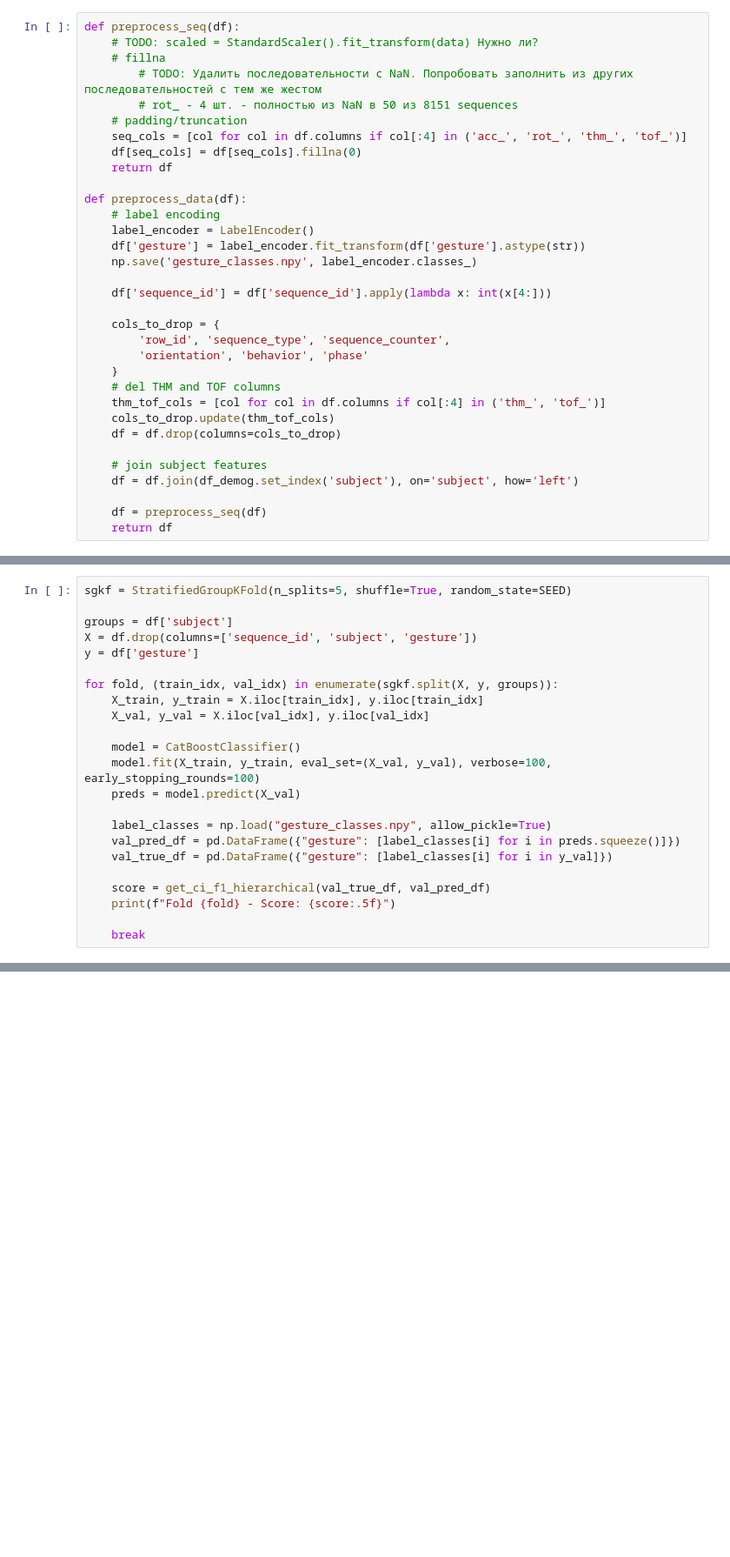
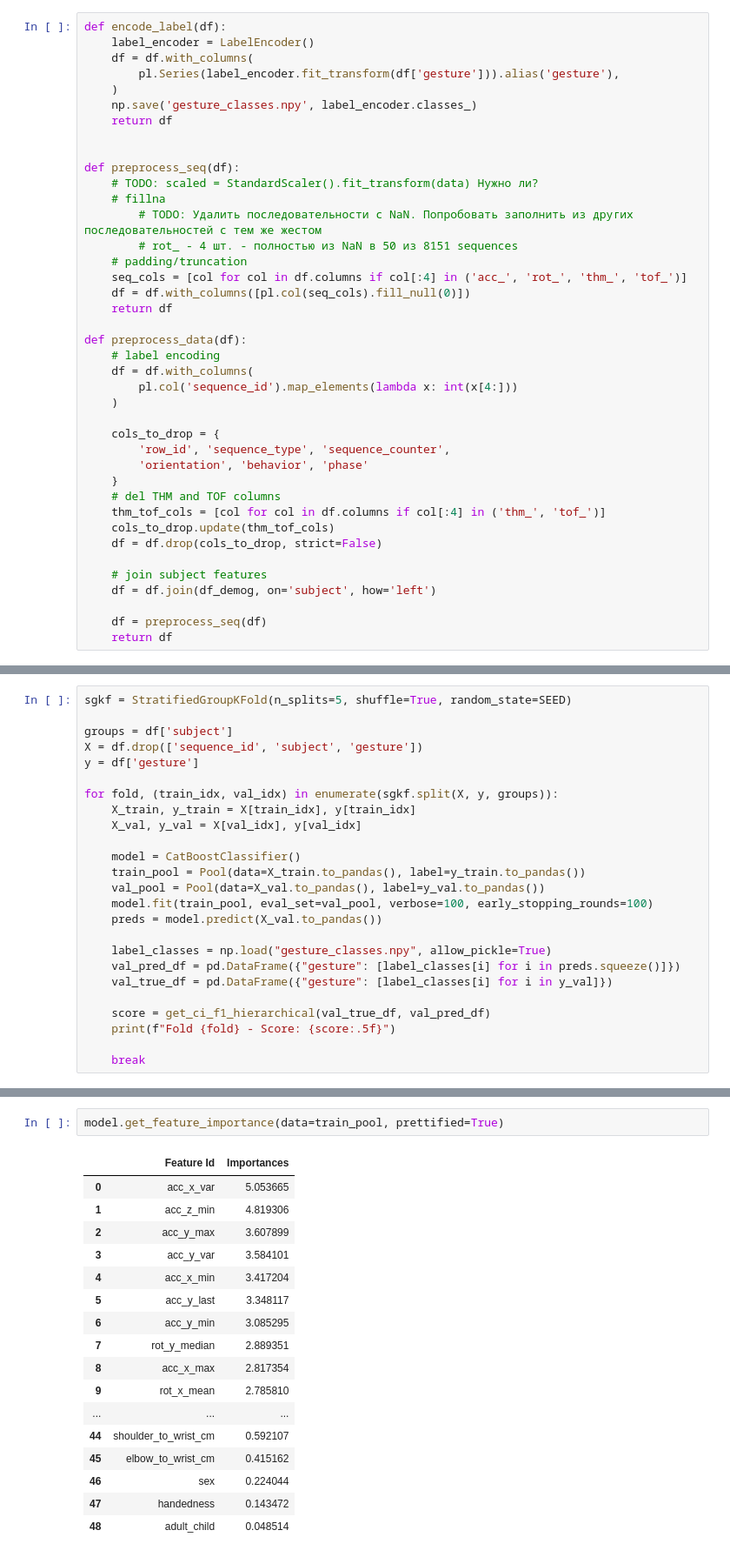
Before and after one commit to Elder247/kaggle-CMI-2025, a Jupyter notebook: notebooks/02-basic-pipeline.ipynb, the cells around one changed output, grey strips where cells are left out. Shown: that part at 87% size. Cells and saved outputs as stored; diff of their text form; blank space fills up the shorter version.

Commit message:
change pandas to polars

```diff
--- a/notebooks/02-basic-pipeline.ipynb
+++ b/notebooks/02-basic-pipeline.ipynb
@@ -26,4 +27,13 @@ df_test_demog = pd.read_csv(DATA_DIR + 'test_demographics.csv')
 # %%
+def encode_label(df):
+    label_encoder = LabelEncoder()
+    df = df.with_columns(
+        pl.Series(label_encoder.fit_transform(df['gesture'])).alias('gesture'),
+    )
+    np.save('gesture_classes.npy', label_encoder.classes_)
+    return df
+
+
 def preprocess_seq(df):
     # TODO: scaled = StandardScaler().fit_transform(data) Нужно ли?
     # fillna
@@ -31,16 +41,14 @@ def preprocess_seq(df):
         # rot_ - 4 шт. - полностью из NaN в 50 из 8151 sequences
     # padding/truncation
     seq_cols = [col for col in df.columns if col[:4] in ('acc_', 'rot_', 'thm_', 'tof_')]
-    df[seq_cols] = df[seq_cols].fillna(0)
+    df = df.with_columns([pl.col(seq_cols).fill_null(0)])
     return df
 
 def preprocess_data(df):
     # label encoding
-    label_encoder = LabelEncoder()
-    df['gesture'] = label_encoder.fit_transform(df['gesture'].astype(str))
-    np.save('gesture_classes.npy', label_encoder.classes_)
-
-    df['sequence_id'] = df['sequence_id'].apply(lambda x: int(x[4:]))
+    df = df.with_columns(
+        pl.col('sequence_id').map_elements(lambda x: int(x[4:]))
+    )
 
     cols_to_drop = {
         'row_id', 'sequence_type', 'sequence_counter',
@@ -49,10 +57,10 @@ def preprocess_data(df):
     # del THM and TOF columns
     thm_tof_cols = [col for col in df.columns if col[:4] in ('thm_', 'tof_')]
     cols_to_drop.update(thm_tof_cols)
-    df = df.drop(columns=cols_to_drop)
+    df = df.drop(cols_to_drop, strict=False)
 
     # join subject features
-    df = df.join(df_demog.set_index('subject'), on='subject', how='left')
+    df = df.join(df_demog, on='subject', how='left')
 
     df = preprocess_seq(df)
     return df
@@ -141,16 +151,18 @@ def get_ci_f1_hierarchical(y_true, y_pred, n_bootstraps=1000, alpha=0.05):
 sgkf = StratifiedGroupKFold(n_splits=5, shuffle=True, random_state=SEED)
 
 groups = df['subject']
-X = df.drop(columns=['sequence_id', 'subject', 'gesture'])
+X = df.drop(['sequence_id', 'subject', 'gesture'])
 y = df['gesture']
 
 for fold, (train_idx, val_idx) in enumerate(sgkf.split(X, y, groups)):
-    X_train, y_train = X.iloc[train_idx], y.iloc[train_idx]
-    X_val, y_val = X.iloc[val_idx], y.iloc[val_idx]
+    X_train, y_train = X[train_idx], y[train_idx]
+    X_val, y_val = X[val_idx], y[val_idx]
 
     model = CatBoostClassifier()
-    model.fit(X_train, y_train, eval_set=(X_val, y_val), verbose=100, early_stopping_rounds=100)
-    preds = model.predict(X_val)
+    train_pool = Pool(data=X_train.to_pandas(), label=y_train.to_pandas())
+    val_pool = Pool(data=X_val.to_pandas(), label=y_val.to_pandas())
+    model.fit(train_pool, eval_set=val_pool, verbose=100, early_stopping_rounds=100)
+    preds = model.predict(X_val.to_pandas())
 
     label_classes = np.load("gesture_classes.npy", allow_pickle=True)
     val_pred_df = pd.DataFrame({"gesture": [label_classes[i] for i in preds.squeeze()]})
@@ -173,0 +194,20 @@ Fold 0 - Score: 0.40969
+# %%
+model.get_feature_importance(data=train_pool, prettified=True)
+# %% [output]
+|  | Feature Id | Importances |
+| 0 | acc_x_var | 5.053665 |
+| 1 | acc_z_min | 4.819306 |
+| 2 | acc_y_max | 3.607899 |
+| 3 | acc_y_var | 3.584101 |
+| 4 | acc_x_min | 3.417204 |
+| 5 | acc_y_last | 3.348117 |
+| 6 | acc_y_min | 3.085295 |
+| 7 | rot_y_median | 2.889351 |
+| 8 | acc_x_max | 2.817354 |
+| 9 | rot_x_mean | 2.785810 |
+| ... | ... | ... |
+| 44 | shoulder_to_wrist_cm | 0.592107 |
+| 45 | elbow_to_wrist_cm | 0.415162 |
+| 46 | sex | 0.224044 |
+| 47 | handedness | 0.143472 |
+| 48 | adult_child | 0.048514 |
```
Also changed, not shown: parts of 6 cells of this notebook, 1 other file.
